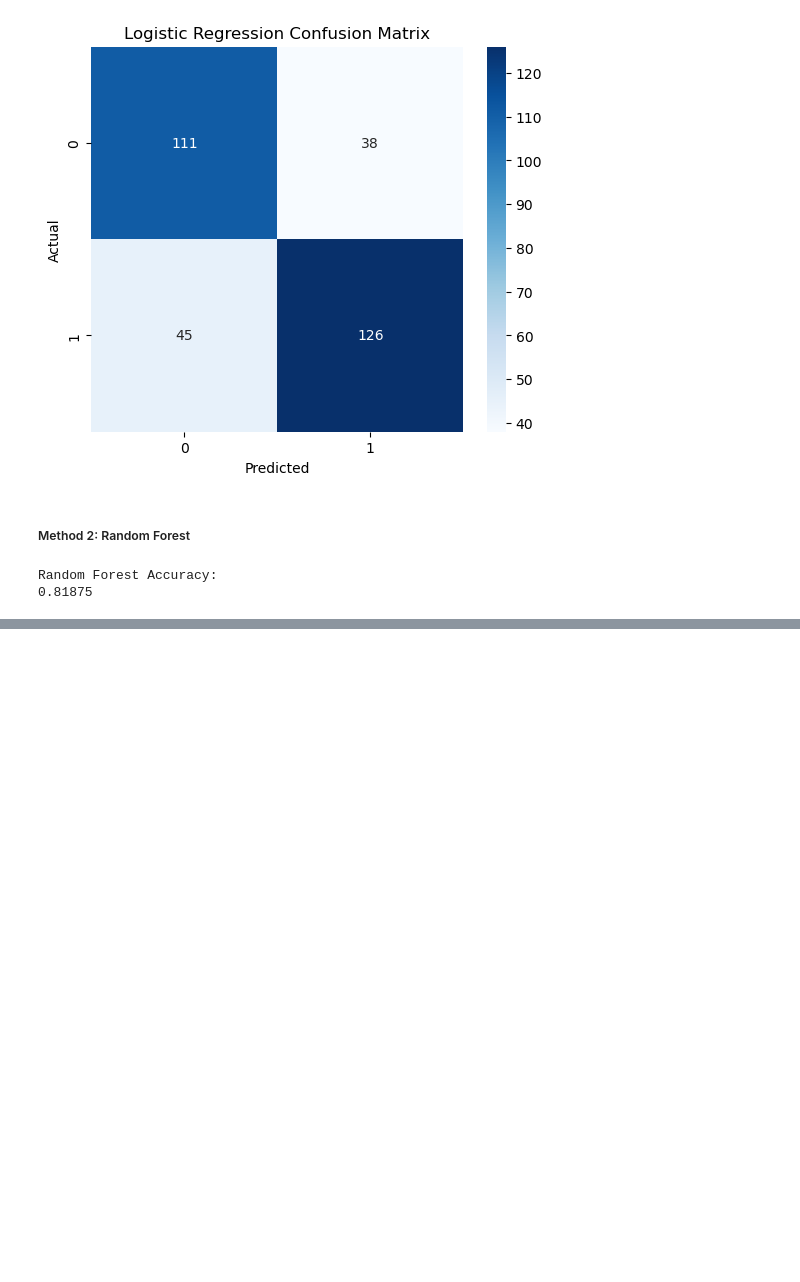
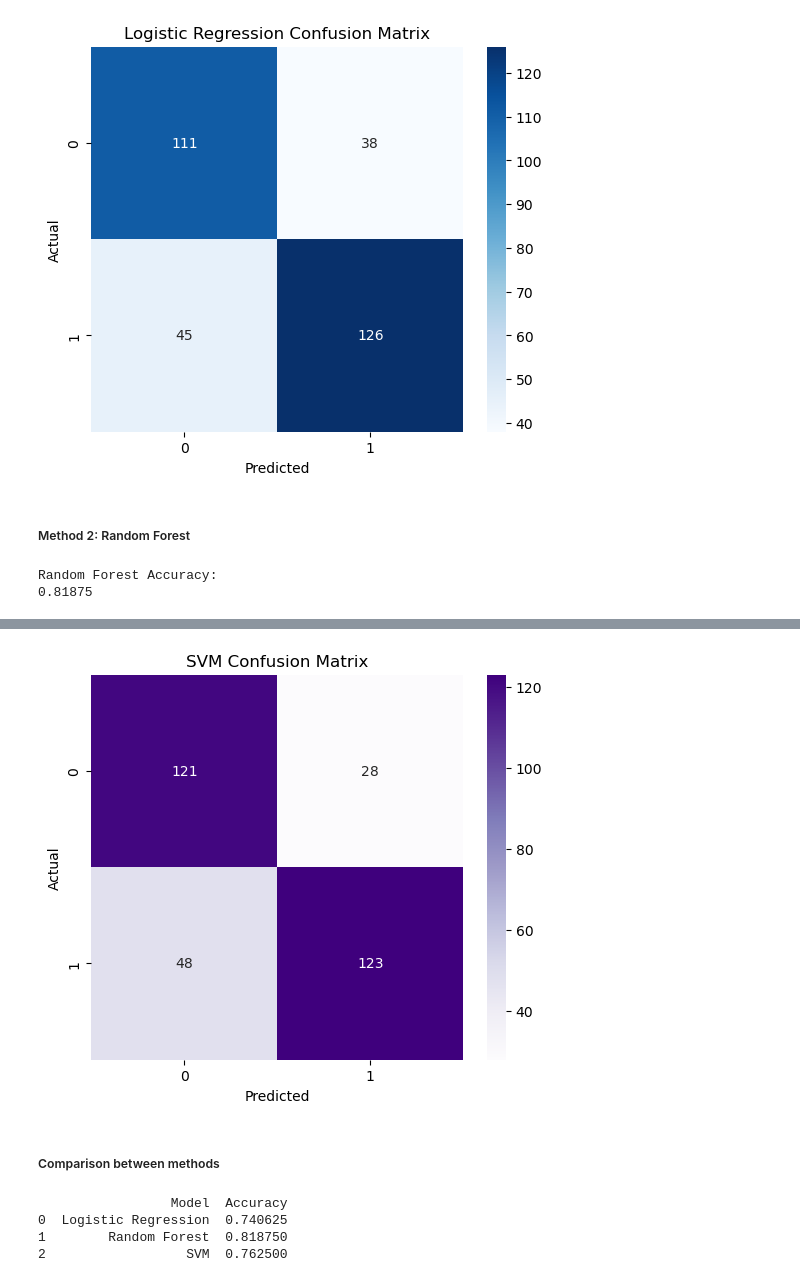
Before and after one commit to ssally441/Red-wine-quality-classification, a Jupyter notebook: notebooks/wine_quality_classification.ipynb, the cells around one changed output, grey strips where cells are left out. Drawn from its saved outputs; the diff is of its cells as text; code cells hidden in the pictures; blank space fills up the shorter version.

```diff
--- a/notebooks/wine_quality_classification.ipynb
+++ b/notebooks/wine_quality_classification.ipynb
@@ -312,0 +357,18 @@ Random Forest Accuracy:
+# %%
+from sklearn.svm import SVC
+
+svm_model = SVC(
+    kernel='rbf',
+    C=1.0,
+    gamma='scale',
+    random_state=42
+)
+
+svm_model.fit(X_train_scaled, y_train)
+
+y_pred_svm = svm_model.predict(X_test_scaled)
+
+svm_accuracy = accuracy_score(y_test, y_pred_svm)
+
+print("SVM Accuracy:")
+print(svm_accuracy)
@@ -312,0 +378,5 @@ Random Forest Accuracy:
+# %%
+cm_svm = confusion_matrix(y_test, y_pred_svm)
+
+print("SVM Confusion Matrix:")
+print(cm_svm)
@@ -312,0 +404,32 @@ Random Forest Accuracy:
+# %%
+plt.figure(figsize=(6,5))
+
+sns.heatmap(
+    cm_svm,
+    annot=True,
+    fmt="d",
+    cmap="Purples"
+)
+
+plt.title("SVM Confusion Matrix")
+plt.xlabel("Predicted")
+plt.ylabel("Actual")
+plt.show()
+# %% [output]
+[figure, added]
+# %% [markdown]
+##### Comparison between methods
+# %%
+import pandas as pd
+
+results = pd.DataFrame({
+    'Model': ['Logistic Regression', 'Random Forest', 'SVM'],
+    'Accuracy': [log_accuracy, rf_accuracy, svm_accuracy]
+})
+
+print(results)
+# %% [output]
+                 Model  Accuracy
+0  Logistic Regression  0.740625
+1        Random Forest  0.818750
+2                  SVM  0.762500
```
Also changed, not shown: parts of 11 cells of this notebook.
